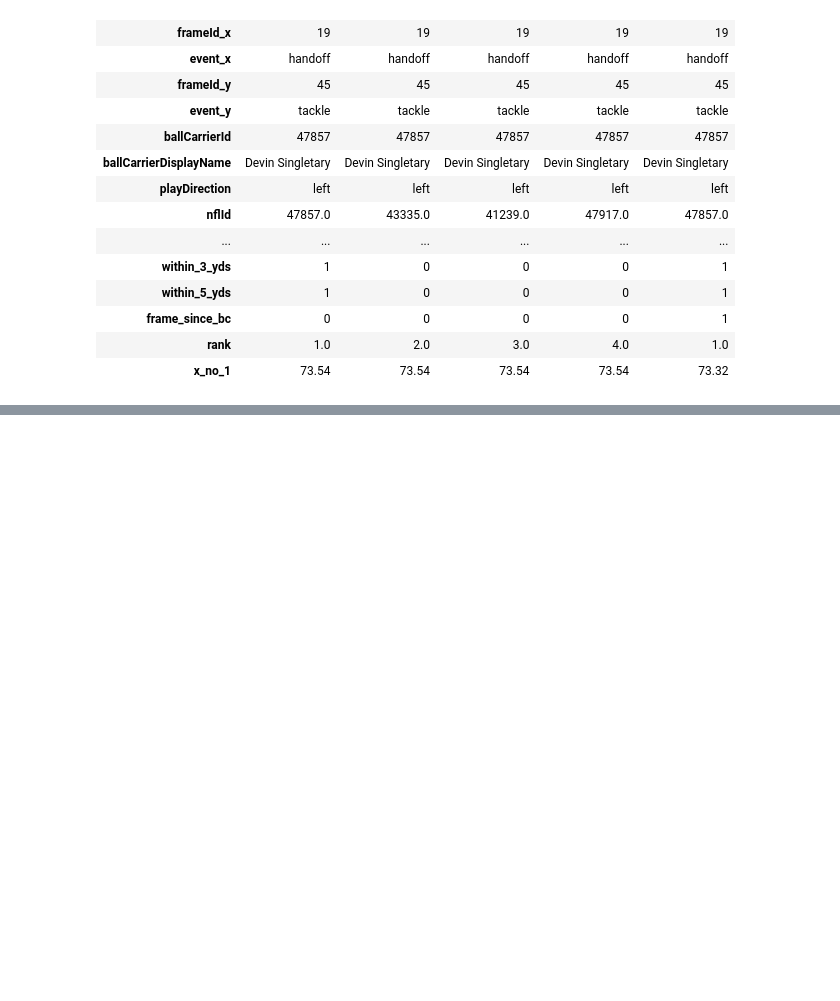
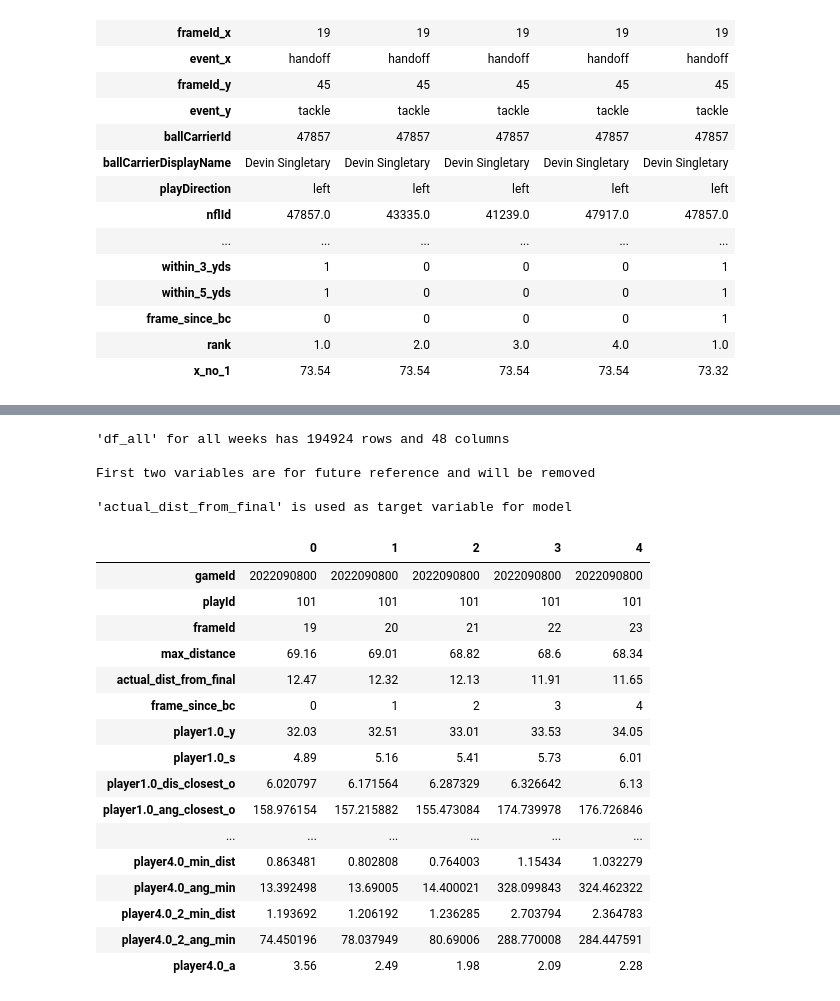
Before and after one commit to ricdurh/NFL_BigDataBowl_2024, a Jupyter notebook: DataCleaning_2.ipynb, the cells around one changed output, grey strips where cells are left out. Drawn from its saved outputs; the diff is of its cells as text; code cells hidden in the pictures; blank space fills up the shorter version.

```diff
--- a/DataCleaning_2.ipynb
+++ b/DataCleaning_2.ipynb
@@ -2380 +2418,30 @@ df_all = df_all.reset_index(drop=True)
 #df_all.to_pickle('df_all.pkl')
+# %%
+print(f"'df_all' for all weeks has {df_all.shape[0]} rows and {df_all.shape[1]} columns\n")
+
+print("First two variables are for future reference and will be removed\n")
+print("'actual_dist_from_final' is used as target variable for model\n")
+df_all.head(5).T
+# %% [output]
+'df_all' for all weeks has 194924 rows and 48 columns
+
+First two variables are for future reference and will be removed
+
+'actual_dist_from_final' is used as target variable for model
+|  | 0 | 1 | 2 | 3 | 4 |
+| gameId | 2022090800 | 2022090800 | 2022090800 | 2022090800 | 2022090800 |
+| playId | 101 | 101 | 101 | 101 | 101 |
+| frameId | 19 | 20 | 21 | 22 | 23 |
+| max_distance | 69.16 | 69.01 | 68.82 | 68.6 | 68.34 |
+| actual_dist_from_final | 12.47 | 12.32 | 12.13 | 11.91 | 11.65 |
+| frame_since_bc | 0 | 1 | 2 | 3 | 4 |
+| player1.0_y | 32.03 | 32.51 | 33.01 | 33.53 | 34.05 |
+| player1.0_s | 4.89 | 5.16 | 5.41 | 5.73 | 6.01 |
+| player1.0_dis_closest_o | 6.020797 | 6.171564 | 6.287329 | 6.326642 | 6.13 |
+| player1.0_ang_closest_o | 158.976154 | 157.215882 | 155.473084 | 174.739978 | 176.726846 |
+| ... | ... | ... | ... | ... | ... |
+| player4.0_min_dist | 0.863481 | 0.802808 | 0.764003 | 1.15434 | 1.032279 |
+| player4.0_ang_min | 13.392498 | 13.69005 | 14.400021 | 328.099843 | 324.462322 |
+| player4.0_2_min_dist | 1.193692 | 1.206192 | 1.236285 | 2.703794 | 2.364783 |
+| player4.0_2_ang_min | 74.450196 | 78.037949 | 80.69006 | 288.770008 | 284.447591 |
+| player4.0_a | 3.56 | 2.49 | 1.98 | 2.09 | 2.28 |
```
Also changed, not shown: parts of 22 cells of this notebook.
